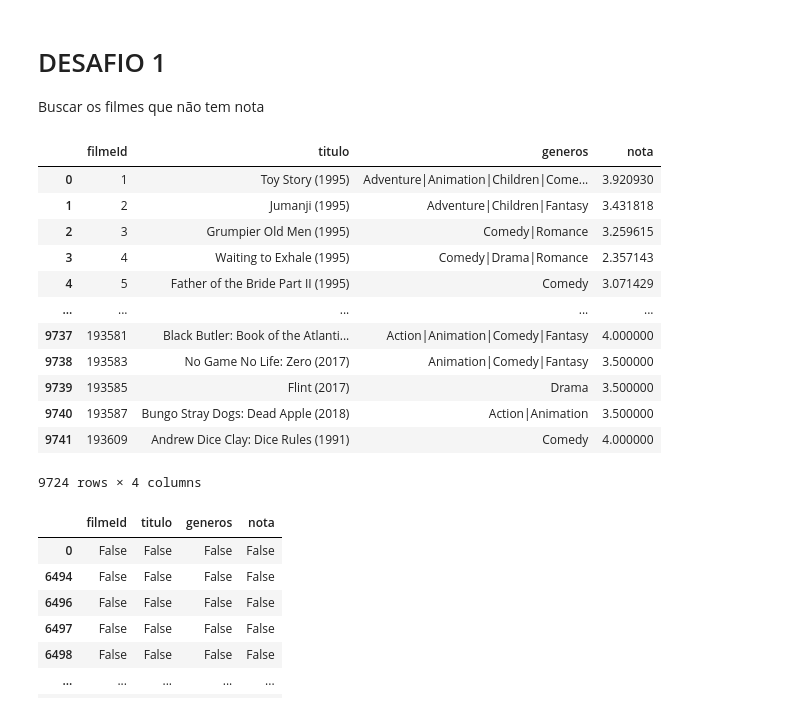
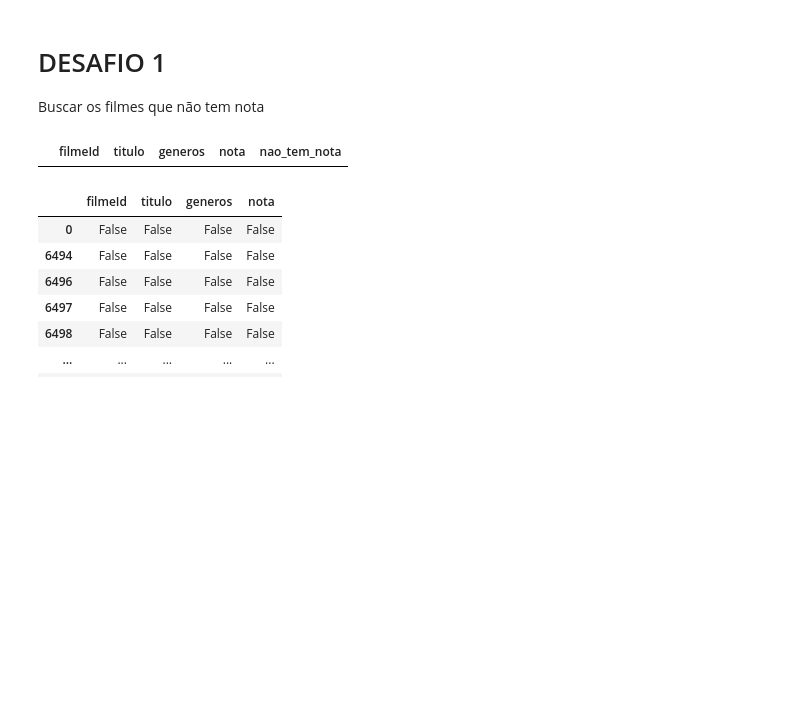
Before and after one commit to dnlrodrigues/analise_dados_python, a Jupyter notebook: QuarentenasDados_Filme.ipynb, the cells around one changed output. Saved outputs shown, nothing was run; the diff lists cells and outputs as text; code cells hidden in the pictures; blank space fills up the shorter version.

```diff
--- a/QuarentenasDados_Filme.ipynb
+++ b/QuarentenasDados_Filme.ipynb
@@ -227,21 +227,13 @@ filmes_com_media
 Buscar os filmes que não tem nota
 # %%
 filmes_joiner_right = filmes.join(notas_media_por_filme, on="filmeId", how='right')
-filmes_joiner_right
+filmes_joiner_right["nao_tem_nota"] = filmes_joiner_right["nota"].isna()
+#?filmes_joiner_right.filter(items=["nao_tem_nota == True"], axis=1)
+filmes_joiner_right.filter(like='nao_tem_nota==True', axis=0)
+#t.head()
+#filmes_joiner_right.head()
 # %% [output]
-|  | filmeId | titulo | generos | nota |
-| 0 | 1 | Toy Story (1995) | Adventure|Animation|Children|Come... | 3.920930 |
-| 1 | 2 | Jumanji (1995) | Adventure|Children|Fantasy | 3.431818 |
-| 2 | 3 | Grumpier Old Men (1995) | Comedy|Romance | 3.259615 |
-| 3 | 4 | Waiting to Exhale (1995) | Comedy|Drama|Romance | 2.357143 |
-| 4 | 5 | Father of the Bride Part II (1995) | Comedy | 3.071429 |
-| ... | ... | ... | ... | ... |
-| 9737 | 193581 | Black Butler: Book of the Atlanti... | Action|Animation|Comedy|Fantasy | 4.000000 |
-| 9738 | 193583 | No Game No Life: Zero (2017) | Animation|Comedy|Fantasy | 3.500000 |
-| 9739 | 193585 | Flint (2017) | Drama | 3.500000 |
-| 9740 | 193587 | Bungo Stray Dogs: Dead Apple (2018) | Action|Animation | 3.500000 |
-| 9741 | 193609 | Andrew Dice Clay: Dice Rules (1991) | Comedy | 4.000000 |
+|  | filmeId | titulo | generos | nota | nao_tem_nota |
-9724 rows × 4 columns
 # %%
 
 #filmes_joiner_right.where()
```
Also changed, not shown: parts of 4 cells of this notebook.
